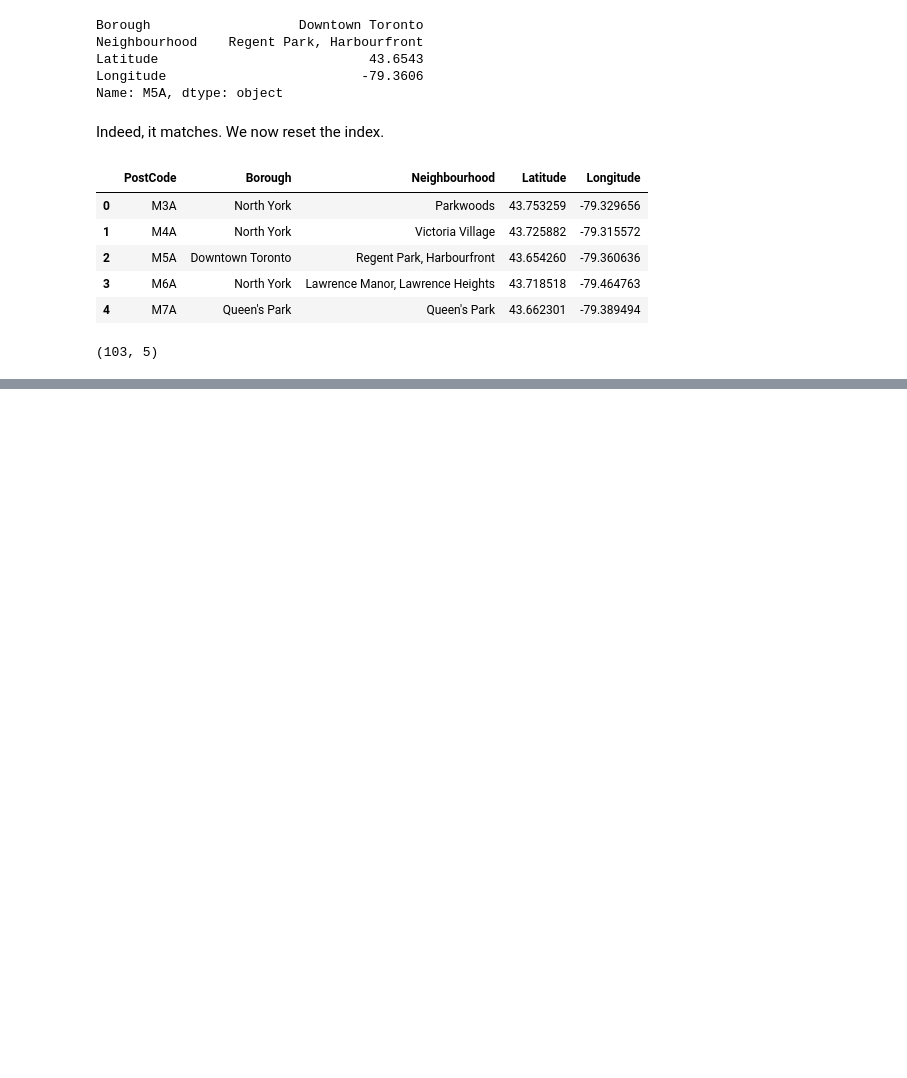
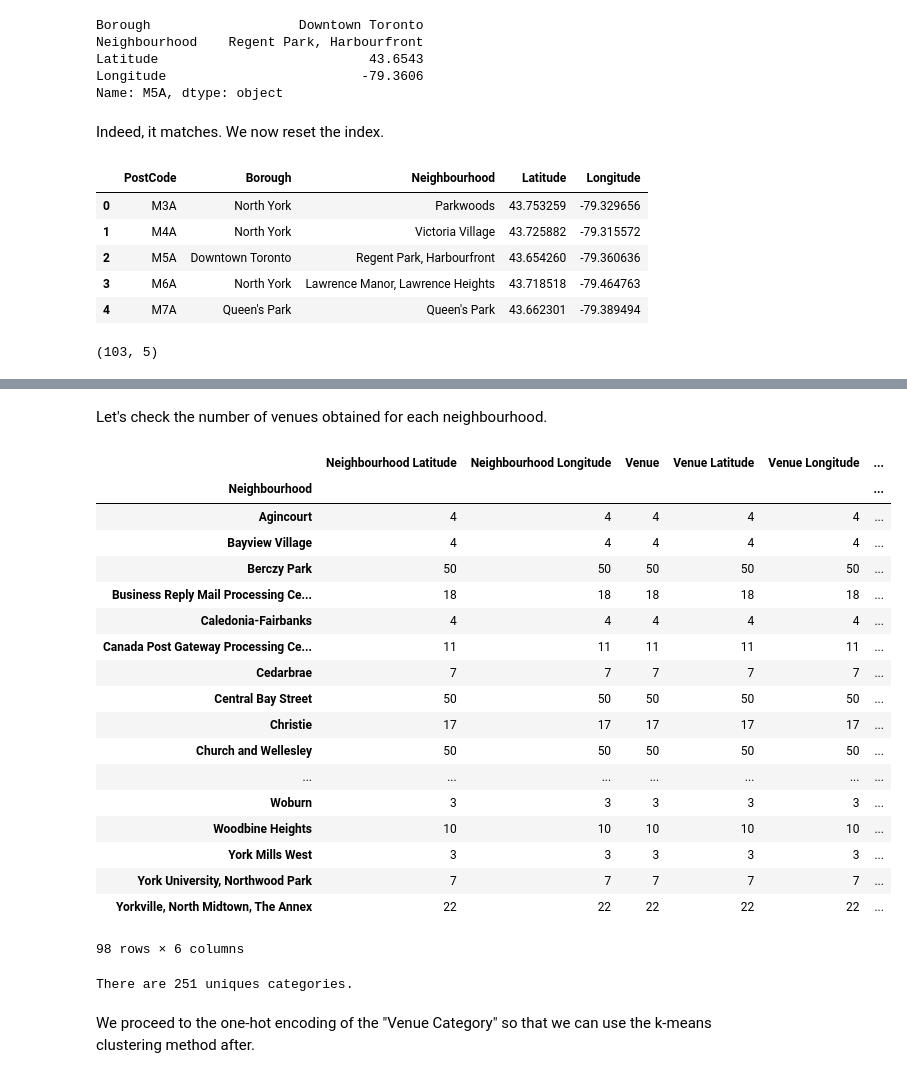
Before and after one commit to FabienNugier/Coursera_Capstone, a Jupyter notebook: Week3-assignment-Toronto-I.ipynb, the cells around one changed output, grey strips where cells are left out. Cells and saved outputs as stored; diff of their text form; code cells hidden in the pictures; blank space fills up the shorter version.

```diff
--- a/Week3-assignment-Toronto-I.ipynb
+++ b/Week3-assignment-Toronto-I.ipynb
@@ -352,0 +485,30 @@ new_df.shape
+# %% [markdown]
+Let's check the number of venues obtained for each neighbourhood.
+# %%
+toronto_venues.groupby('Neighbourhood').count()
+# %% [output]
+|  | Neighbourhood Latitude | Neighbourhood Longitude | Venue | Venue Latitude | Venue Longitude | ... |
+| Neighbourhood |  |  |  |  |  | ... |
+| Agincourt | 4 | 4 | 4 | 4 | 4 | ... |
+| Bayview Village | 4 | 4 | 4 | 4 | 4 | ... |
+| Berczy Park | 50 | 50 | 50 | 50 | 50 | ... |
+| Business Reply Mail Processing Ce... | 18 | 18 | 18 | 18 | 18 | ... |
+| Caledonia-Fairbanks | 4 | 4 | 4 | 4 | 4 | ... |
+| Canada Post Gateway Processing Ce... | 11 | 11 | 11 | 11 | 11 | ... |
+| Cedarbrae | 7 | 7 | 7 | 7 | 7 | ... |
+| Central Bay Street | 50 | 50 | 50 | 50 | 50 | ... |
+| Christie | 17 | 17 | 17 | 17 | 17 | ... |
+| Church and Wellesley | 50 | 50 | 50 | 50 | 50 | ... |
+| ... | ... | ... | ... | ... | ... | ... |
+| Woburn | 3 | 3 | 3 | 3 | 3 | ... |
+| Woodbine Heights | 10 | 10 | 10 | 10 | 10 | ... |
+| York Mills West | 3 | 3 | 3 | 3 | 3 | ... |
+| York University, Northwood Park | 7 | 7 | 7 | 7 | 7 | ... |
+| Yorkville, North Midtown, The Annex | 22 | 22 | 22 | 22 | 22 | ... |
+98 rows × 6 columns
+# %%
+print('There are {} uniques categories.'.format(len(toronto_venues['Venue Category'].unique())))
+# %% [output]
+There are 251 uniques categories.
+# %% [markdown]
+We proceed to the one-hot encoding of the "Venue Category" so that we can use the k-means clustering method after.
```
Also changed, not shown: parts of 49 cells of this notebook.
